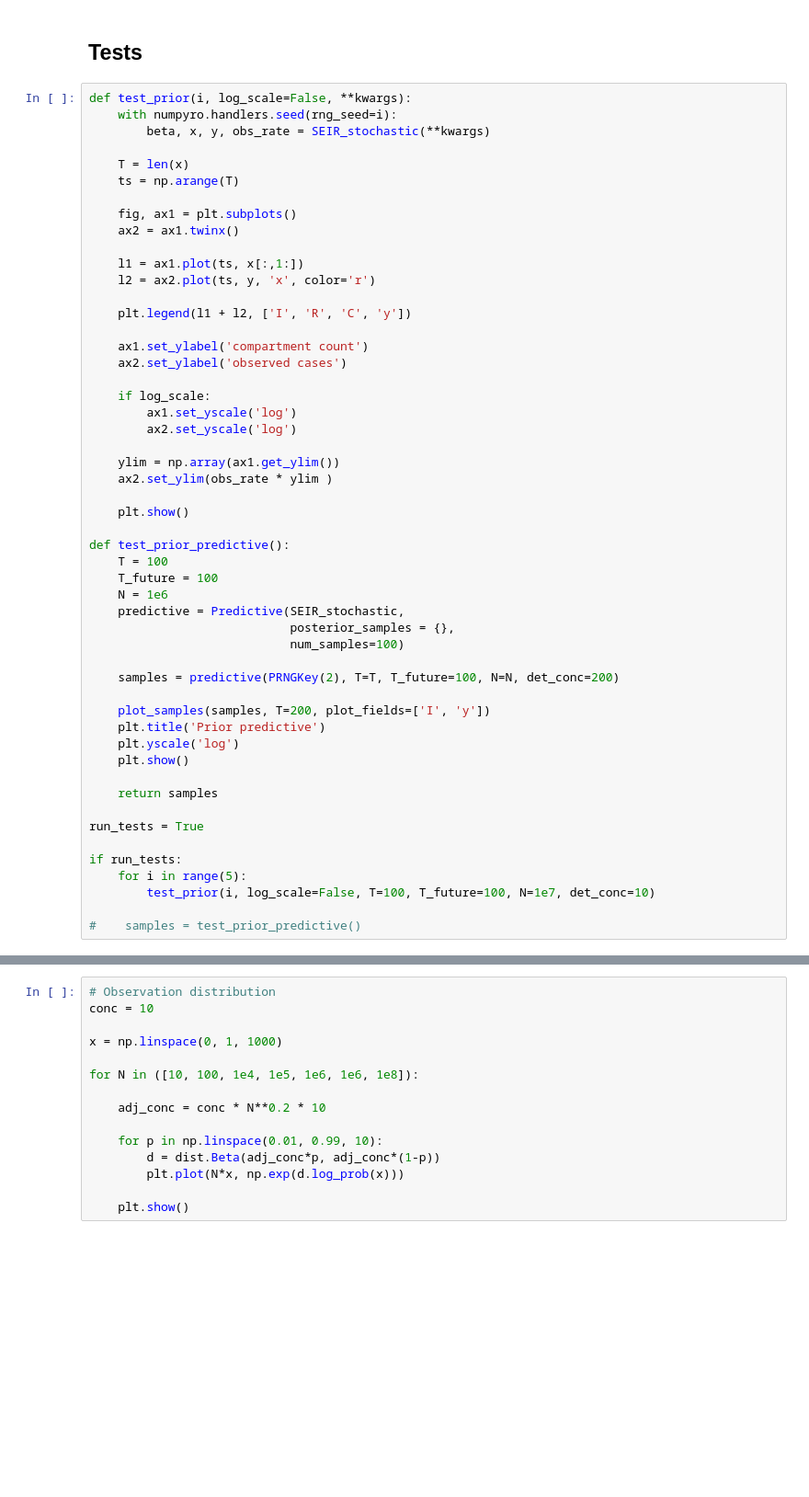
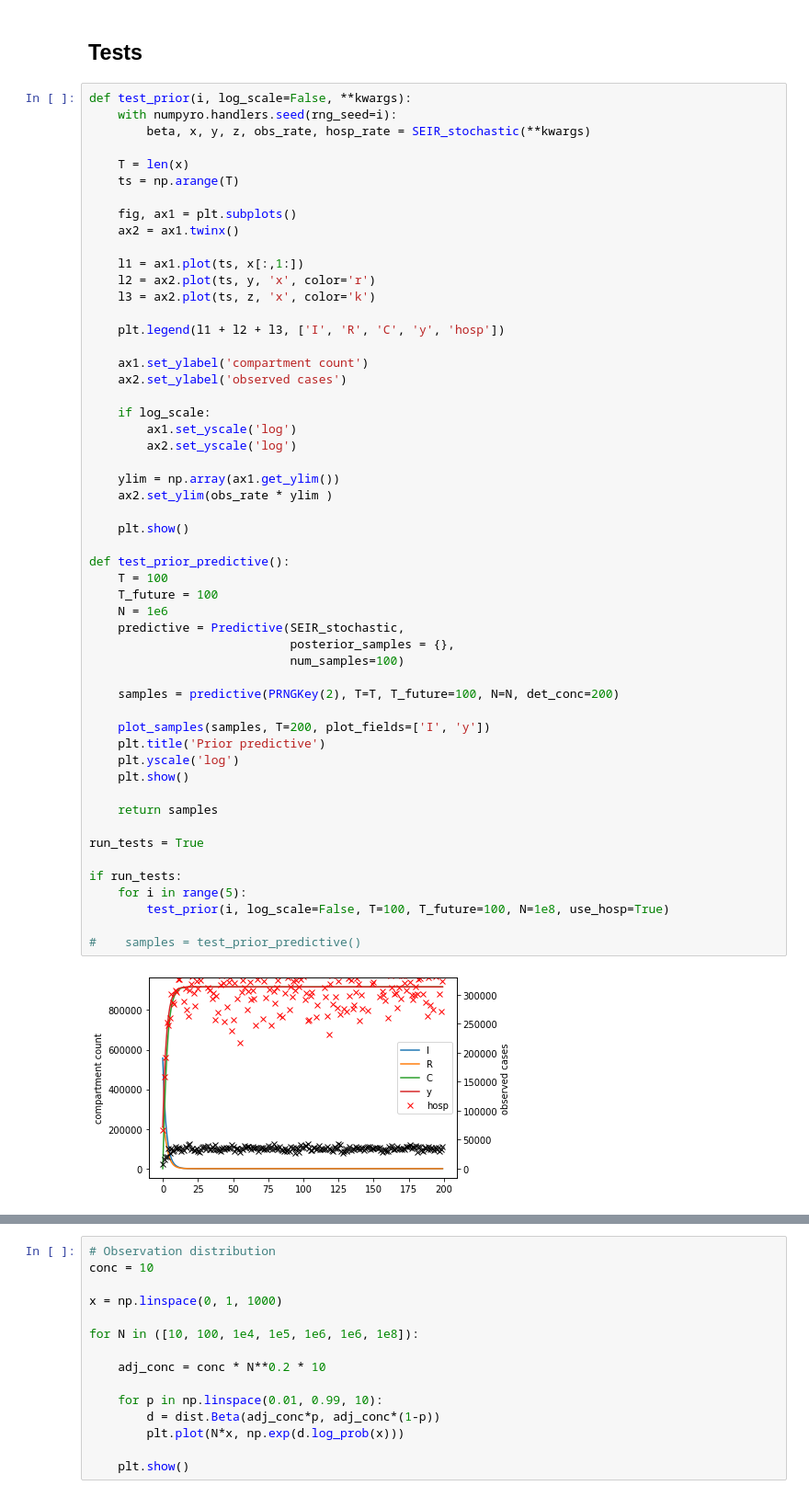
Before and after one commit to dsheldon/covid, a Jupyter notebook: SIR.ipynb, the cells around one changed output, grey strips where cells are left out. Shown at 92% size. Saved outputs shown, nothing was run; the diff lists cells and outputs as text; blank space fills up the shorter version.

Commit message:
Add hospitalization as an observation. Also some tidying, renaming, etc. of SEIR model

```diff
--- a/SIR.ipynb
+++ b/SIR.ipynb
@@ -281,7 +378,7 @@ plt.show()
 # %%
 def test_prior(i, log_scale=False, **kwargs):
     with numpyro.handlers.seed(rng_seed=i):
-        beta, x, y, obs_rate = SEIR_stochastic(**kwargs)
+        beta, x, y, z, obs_rate, hosp_rate = SEIR_stochastic(**kwargs)
 
     T = len(x)
     ts = np.arange(T)
@@ -291,8 +388,9 @@ def test_prior(i, log_scale=False, **kwargs):
 
     l1 = ax1.plot(ts, x[:,1:])
     l2 = ax2.plot(ts, y, 'x', color='r')
+    l3 = ax2.plot(ts, z, 'x', color='k')
 
-    plt.legend(l1 + l2, ['I', 'R', 'C', 'y'])
+    plt.legend(l1 + l2 + l3, ['I', 'R', 'C', 'y', 'hosp'])
 
     ax1.set_ylabel('compartment count')
     ax2.set_ylabel('observed cases')
@@ -302,31 +400,33 @@ def test_prior(i, log_scale=False, **kwargs):
         ax2.set_yscale('log')
 
     ylim = np.array(ax1.get_ylim())
     ax2.set_ylim(obs_rate * ylim )
 
     plt.show()
 
 def test_prior_predictive():
     T = 100
     T_future = 100
     N = 1e6
     predictive = Predictive(SEIR_stochastic,
                             posterior_samples = {},
                             num_samples=100)
 
     samples = predictive(PRNGKey(2), T=T, T_future=100, N=N, det_conc=200)
 
     plot_samples(samples, T=200, plot_fields=['I', 'y'])
     plt.title('Prior predictive')
     plt.yscale('log')
     plt.show()
 
     return samples
 
 run_tests = True
 
 if run_tests:
     for i in range(5):
-        test_prior(i, log_scale=False, T=100, T_future=100, N=1e7, det_conc=10)
+        test_prior(i, log_scale=False, T=100, T_future=100, N=1e8, use_hosp=True)
 
 #    samples = test_prior_predictive()
+# %% [output]
+[figure, added]
```
Also changed, not shown: parts of 5 cells of this notebook, 1 other file.
